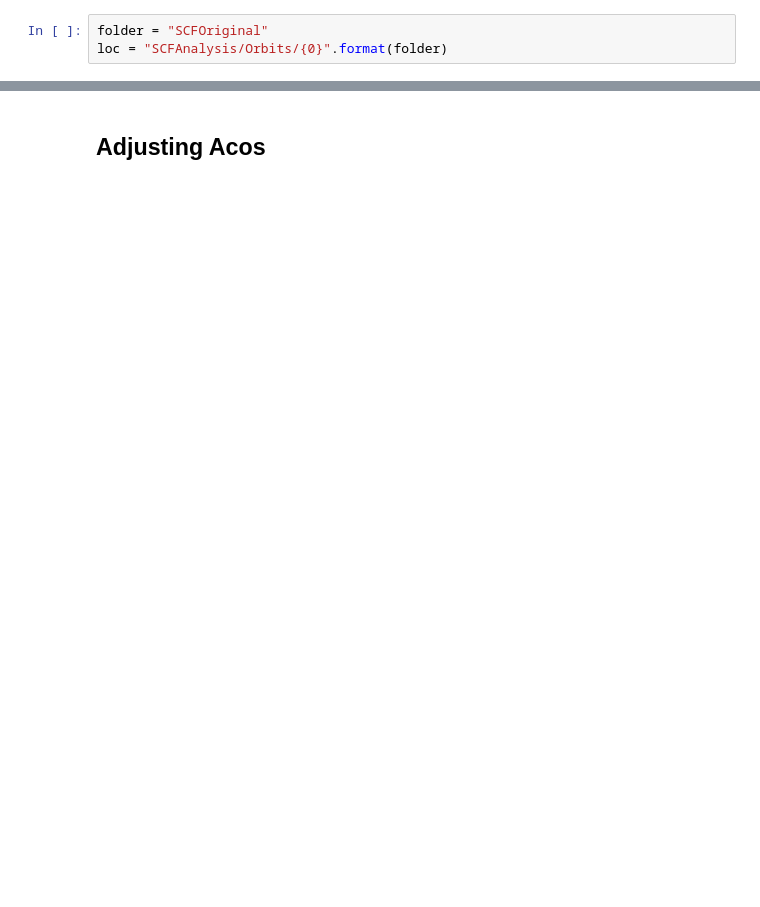
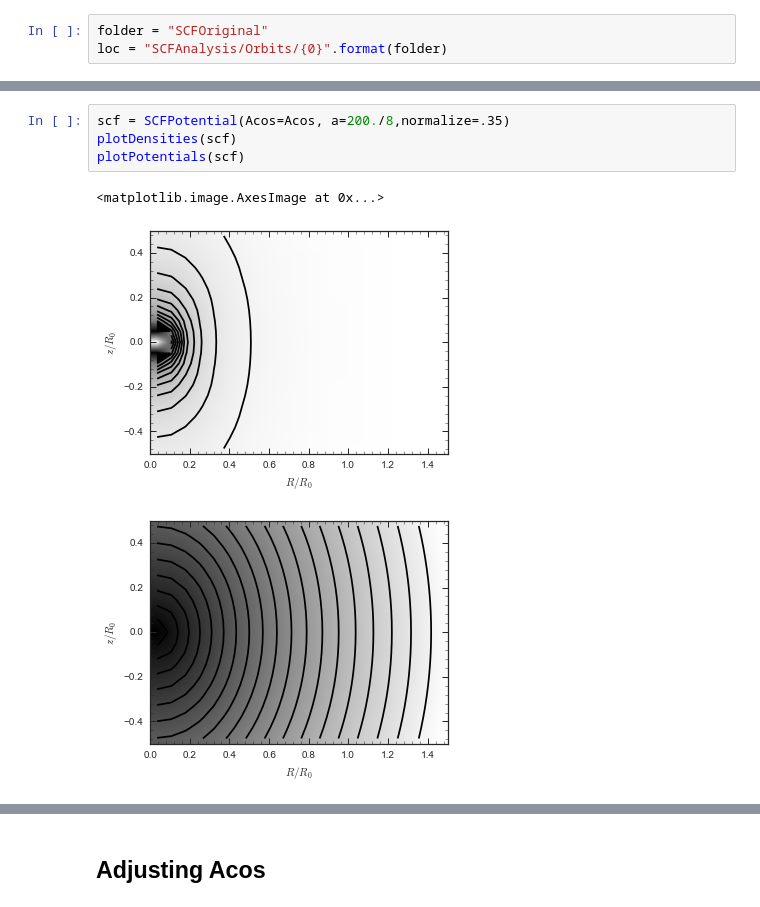
Before and after one commit to SeaifanAladdin/galpy-notebook, a Jupyter notebook: galpy/MW_SCFAnalysis.ipynb, the cells around one changed output, grey strips where cells are left out. Saved outputs shown, nothing was run; the diff lists cells and outputs as text; blank space fills up the shorter version.

```diff
--- a/galpy/MW_SCFAnalysis.ipynb
+++ b/galpy/MW_SCFAnalysis.ipynb
@@ -17,3 +21,11 @@ plot.plotAxiCoeffs(Acos, .2)
+# %%
+scf = SCFPotential(Acos=Acos, a=200./8,normalize=.35)
+plotDensities(scf)
+plotPotentials(scf)
+# %% [output]
+<matplotlib.image.AxesImage at 0x...>
+[figure, added]
+[figure, added]
 # %%
 plot.plotRA_DEC(loc, 0.001,1*units.Myr)
 # %% [output]
```
Also changed, not shown: parts of 47 cells of this notebook.
